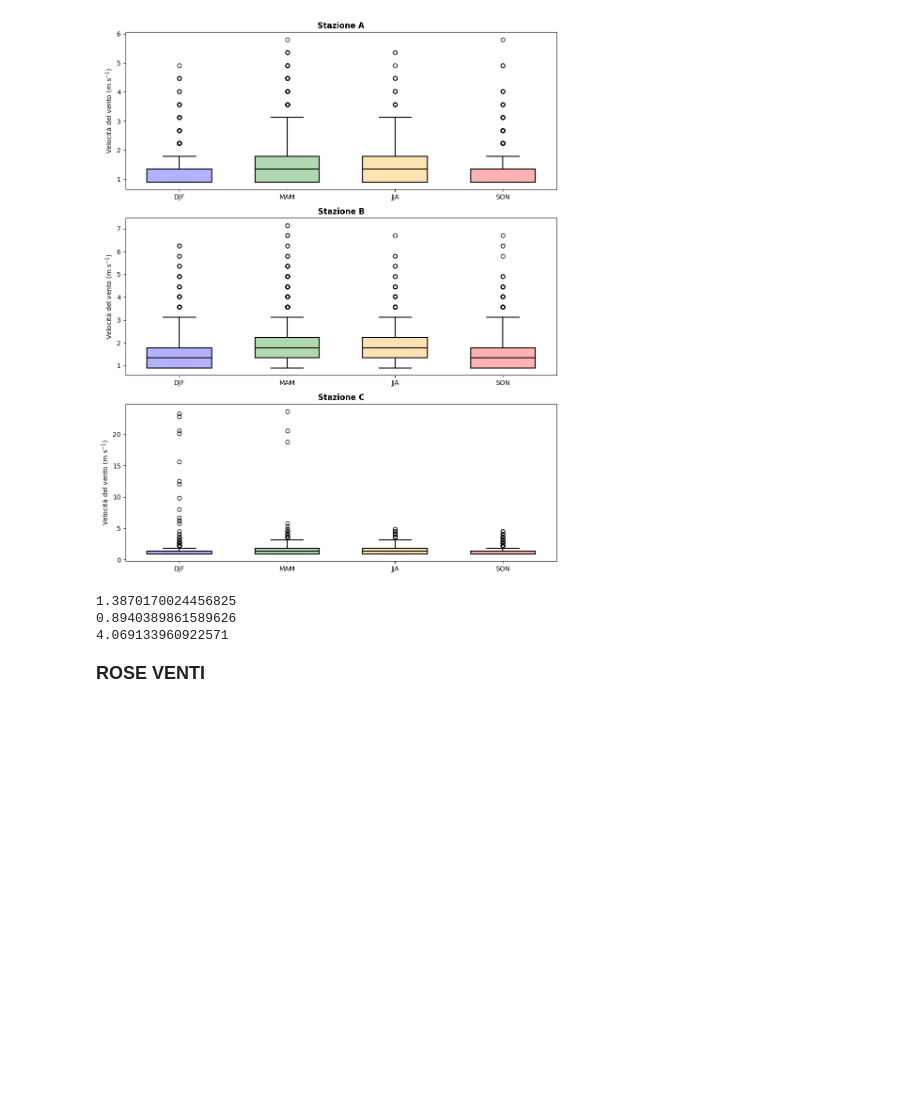
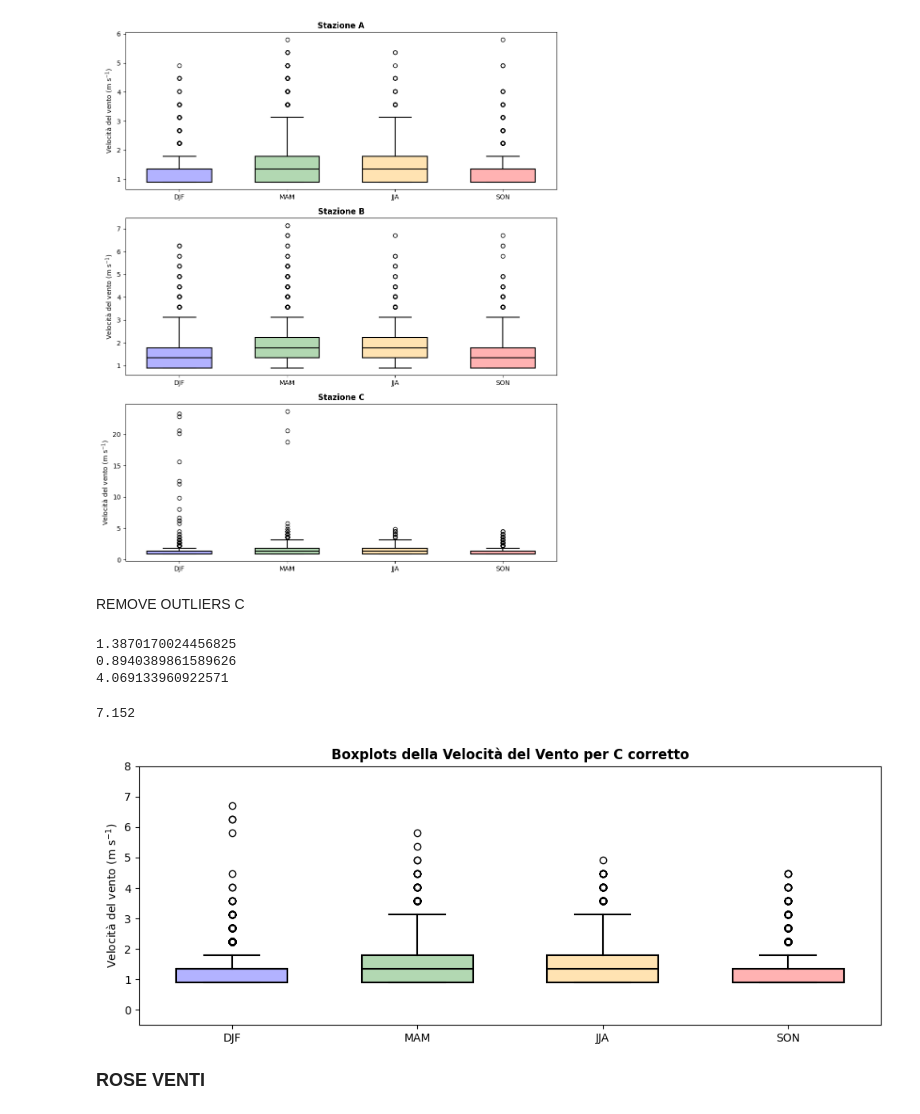
Before and after one commit to FedeJack06/Laboratorio-di-Fisica-dell-Atmosfera, a Jupyter notebook: 1esp/Notebook_Stazioni_Davis.ipynb, the cells around one changed output. Cells and saved outputs as stored; diff of their text form; code cells hidden in the pictures; blank space fills up the shorter version.

Commit message:
correzione stazione c, limite velocità vento, minore del massimo fra stazioni A e B

```diff
--- a/1esp/Notebook_Stazioni_Davis.ipynb
+++ b/1esp/Notebook_Stazioni_Davis.ipynb
@@ -1090,6 +1090,8 @@ plt.tight_layout()
 plt.savefig('FIGURE/speed_distribution.png', dpi=300, bbox_inches='tight')
 # %% [output]
 [figure]
+# %% [markdown]
+REMOVE OUTLIERS C
 # %%
 df = globals()["df_C_year_interval30_plaus_pers3"]
 print(df['wndSpeed'].mean())
@@ -1099,6 +1101,56 @@ print(df['wndSpeed'].mean() + 3*df['wndSpeed'].std())
 1.3870170024456825
 0.8940389861589626
 4.069133960922571
+# %%
+df = globals()["df_C_year_interval30_plaus_pers3"]
+max_A = globals()["df_A_year_interval30_plaus_pers3"]['wndSpeed'].max()
+max_B = globals()["df_B_year_interval30_plaus_pers3"]['wndSpeed'].max()
+max_tot = max(max_A, max_B)
+print(max_tot)
+globals()["df_C_year_interval30_good"] = df[df['wndSpeed'] <= max_tot]
+# %% [output]
+7.152
+# %%
+def get_season(month):
+    if 3 <= month <= 5:
+        return 'MAM'
+    elif 6 <= month <= 8:
+        return 'JJA'
+    elif 9 <= month <= 11:
+        return 'SON'
+    else:
+        return 'DJF'
+
+df = globals()["df_C_year_interval30_good"]
+df['Stagione'] = df['Datetime'].dt.month.apply(get_season)
+
+stagioni = ['DJF','MAM','JJA','SON']
+colori = ['blue','green','orange','red']
+
+plt.figure(figsize=(10, 4))
+
+for i in range(len(stagioni)):
+    rgb = mcolors.to_rgba(colori[i])
+    linewidth = 1.5
+    edgecolor = 'black'
+    widths=0.6
+    data = df['wndSpeed'][df['Stagione']==stagioni[i]]
+    plt.boxplot(data, patch_artist=True, positions=np.array([i]),widths=widths,
+                  boxprops=dict(facecolor=(rgb[0], rgb[1], rgb[2], 0.3), edgecolor=edgecolor, linewidth=linewidth),
+                  medianprops=dict(color=edgecolor, linewidth=linewidth),
+                  whiskerprops=dict(color=edgecolor, linewidth=linewidth),
+                  capprops=dict(color=edgecolor, linewidth=linewidth),
+                  flierprops=dict(markeredgecolor=edgecolor))
+
+plt.xticks(np.arange(0,len(stagioni)),stagioni)
+plt.ylabel("Velocità del vento (m s$^{-1}$)")
+plt.title('Boxplots della Velocità del Vento per C corretto', fontweight="bold")
+plt.ylim(-0.5,8)
+
+plt.tight_layout()
+plt.savefig('FIGURE/speed_distr_C_good.png', dpi=300, bbox_inches='tight')
+# %% [output]
+[figure, added]
 # %% [markdown]
  <span style="font-size: large;">**ROSE VENTI**
 # %%
```
Also changed, not shown: 1 other file.
